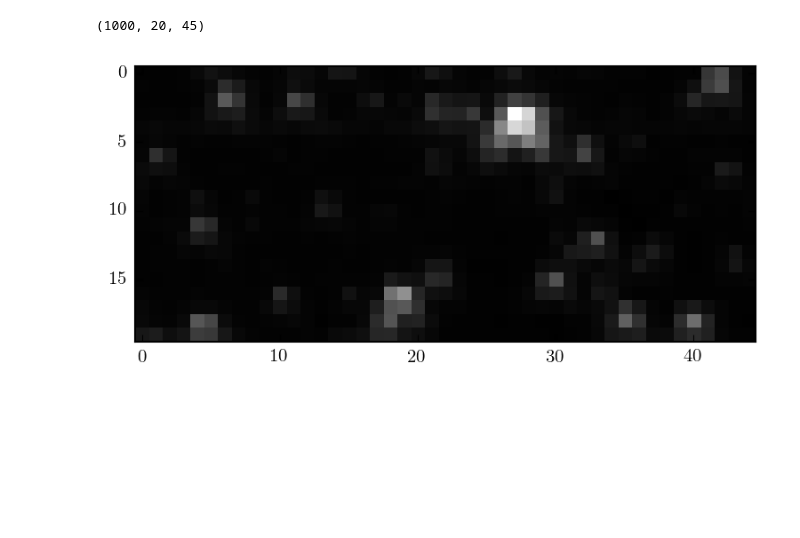
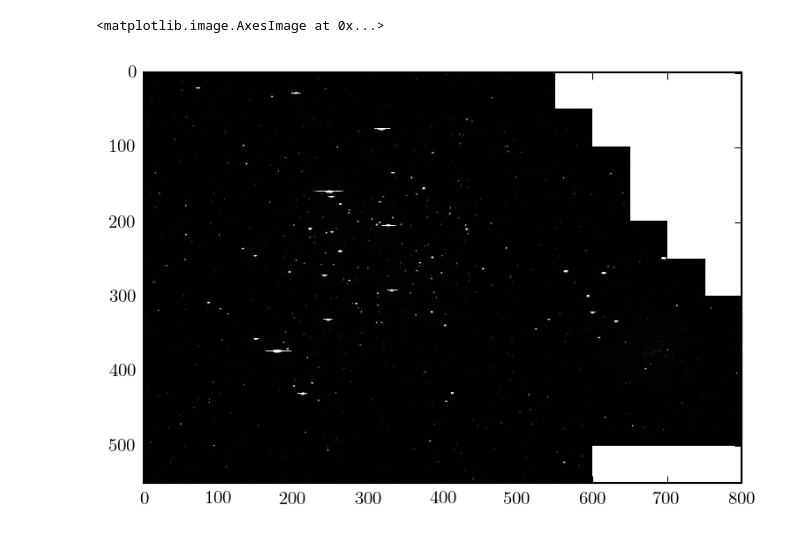
Before and after one commit to dfm/photoica, a Jupyter notebook: k2.ipynb, the cells around one changed output. Saved outputs shown, nothing was run; the diff lists cells and outputs as text; code cells hidden in the pictures; blank space fills up the shorter version.

```diff
--- a/k2.ipynb
+++ b/k2.ipynb
@@ -9,6 +12,8 @@ import matplotlib.pyplot as pl
 from sklearn.decomposition import FastICA, RandomizedPCA
 # %%
 with h5py.File("data/k2/superstamp.h5", "r") as f:
-    time = f["time"][-1000:]
-    data = f["frames"][-1000:, 200:220, 375:420]
-    # data = f["frames"][-1000:, :, :100]
+    time = f["time"][:]
+    i = np.arange(len(time))[np.isnan(time)][-1]
+    time = time[i+1:]
+    data = f["frames"][i+1:, :, :]
+data[data == 0] = np.nan
@@ -19,8 +20,9 @@ with h5py.File("data/k2/superstamp.h5", "r") as f:
-# %%
-data.shape
-# %% [output]
-(1000, 20, 45)
+# %%
+m = np.isfinite(time) & np.any(np.isfinite(data), axis=(1, 2))
+time = time[m]
+data = data[m]
 # %%
-pl.imshow(np.log(data[0]), cmap="gray", interpolation="nearest");
+pl.imshow(data[0], cmap="gray", interpolation="nearest")
 # %% [output]
+<matplotlib.image.AxesImage at 0x...>
-[figure, old version]
+[figure, new version]
```
Also changed, not shown: parts of 19 cells of this notebook, 2 other files.
